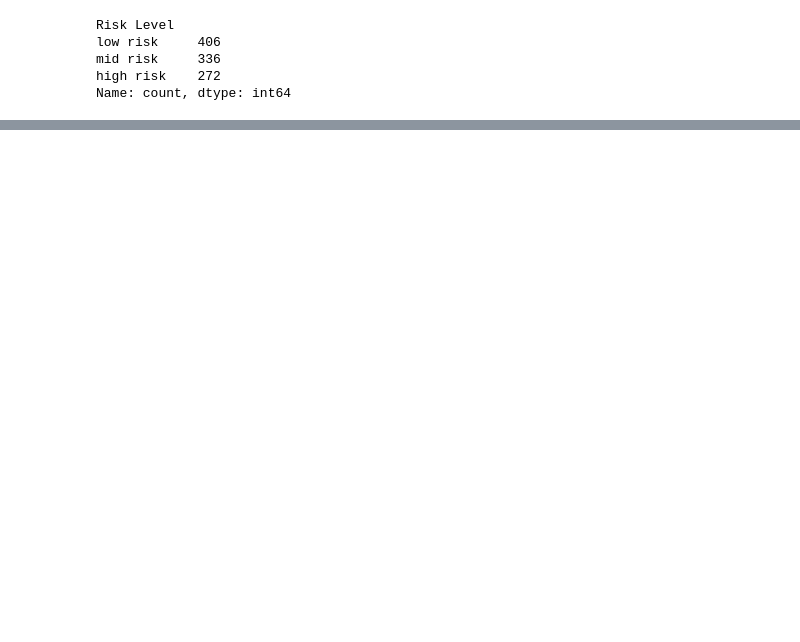
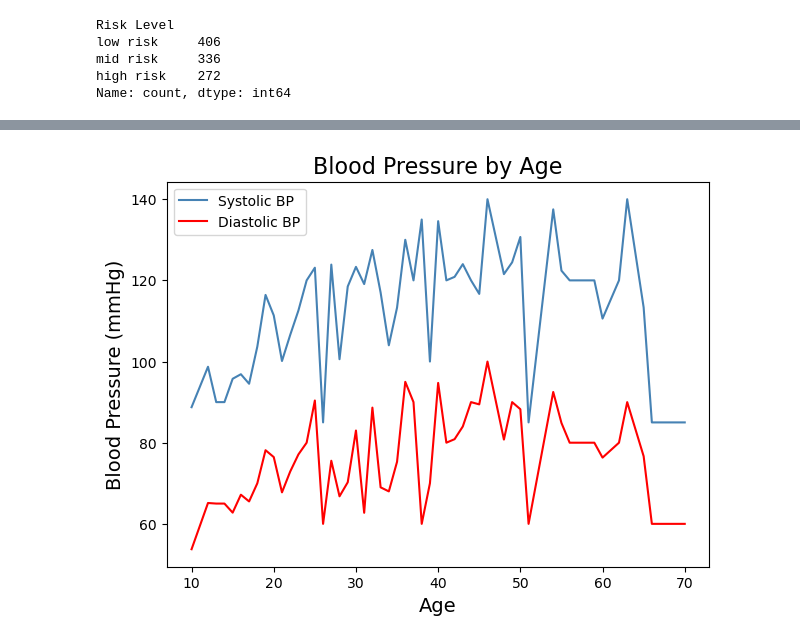
Before and after one commit to larissarmourap/Project1group3, a Jupyter notebook: Project-One.ipynb, the cells around one changed output, grey strips where cells are left out. Saved outputs shown, nothing was run; the diff lists cells and outputs as text; code cells hidden in the pictures; blank space fills up the shorter version.

```diff
--- a/Project-One.ipynb
+++ b/Project-One.ipynb
@@ -93,0 +150,19 @@ Name: count, dtype: int64
+# %%
+# Generate a line plot for BP
+grouped_bp = maternal_df.groupby('Age')[['Systolic Blood Pressure', 'Diastolic Blood Pressure']].mean()
+
+# Plotting data
+plt.figure(figsize=(7, 5))
+plt.plot(grouped_bp['Systolic Blood Pressure'], linestyle='-', color='steelblue', label='Systolic BP')
+plt.plot(grouped_bp['Diastolic Blood Pressure'], linestyle='-', color='red', label='Diastolic BP')
+
+# Labeling
+plt.xlabel('Age', fontsize=14)
+plt.ylabel('Blood Pressure (mmHg)', fontsize=14)
+plt.title('Blood Pressure by Age', fontsize=16)
+plt.legend()
+
+# Print
+plt.show()
+# %% [output]
+[figure, added]
```
Also changed, not shown: parts of 9 cells of this notebook.
